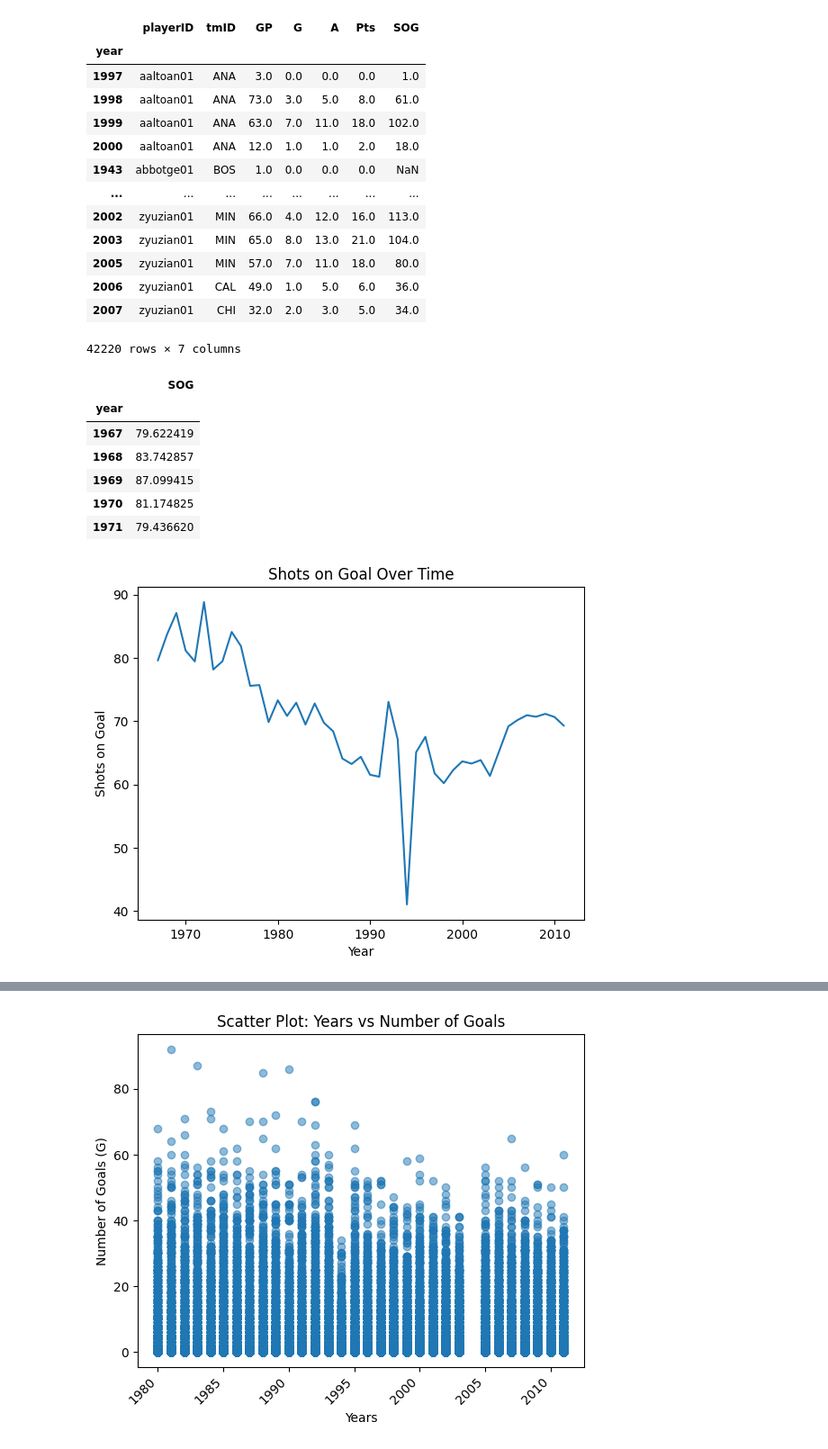
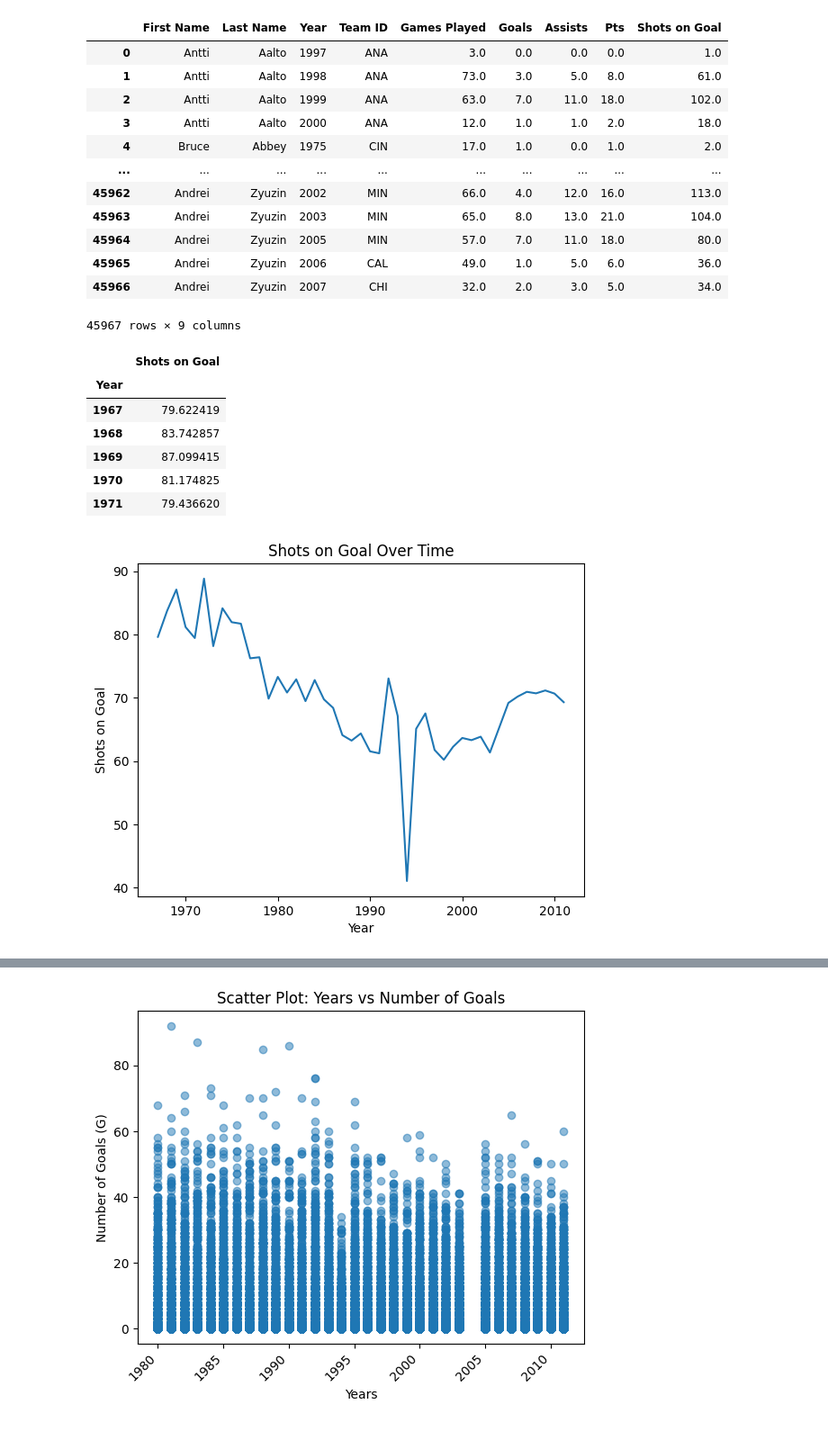
Before and after one commit to samwallach7/Project1-DELTS, a Jupyter notebook: project_1.ipynb, the cells around one changed output, grey strips where cells are left out. Shown: that part at 90% size. Cells and saved outputs as stored; diff of their text form; code cells hidden in the pictures.

```diff
--- a/project_1.ipynb
+++ b/project_1.ipynb
@@ -7,8 +7,11 @@ import numpy as np
 from pathlib import Path
 # %%
 # read the csv file into a data frame
-data_path = Path('Project1-DELTS', 'hockey_starting_data', 'Scoring.csv')
+data_path = Path('hockey_starting_data', 'Scoring.csv')
+name_path = Path('hockey_starting_data', 'Master.csv')
+name_data = pd.read_csv(name_path)
 data = pd.read_csv(data_path)
+merged_data = pd.merge(name_data, data, on='playerID')
 data = data[data['lgID']=='NHL']
-data
+merged_data
 # %% [output]
@@ -28,34 +31,32 @@ data
 # %%
 #Filter the Data frame to the columns we need
-clean_data = data[['playerID','year', 'tmID', 'GP','G', 'A', 'Pts','SOG']]
-clean_data = clean_data.set_index('year')
+clean_data = merged_data[['firstName','lastName','year', 'tmID', 'GP','G', 'A', 'Pts','SOG']]
+clean_data = clean_data.rename(columns={'firstName': 'First Name', 'lastName': 'Last Name', 'tmID': 'Team ID', 'GP':'Games Played', 'G':'Goals', 'A':'Assists','SOG':'Shots on Goal','year':'Year'})
+
 clean_data
 # %% [output]
-|  | playerID | tmID | GP | G | A | Pts | SOG |
-| year |  |  |  |  |  |  |  |
-| 1997 | aaltoan01 | ANA | 3.0 | 0.0 | 0.0 | 0.0 | 1.0 |
-| 1998 | aaltoan01 | ANA | 73.0 | 3.0 | 5.0 | 8.0 | 61.0 |
-| 1999 | aaltoan01 | ANA | 63.0 | 7.0 | 11.0 | 18.0 | 102.0 |
-| 2000 | aaltoan01 | ANA | 12.0 | 1.0 | 1.0 | 2.0 | 18.0 |
-| 1943 | abbotge01 | BOS | 1.0 | 0.0 | 0.0 | 0.0 | NaN |
-| ... | ... | ... | ... | ... | ... | ... | ... |
-| 2002 | zyuzian01 | MIN | 66.0 | 4.0 | 12.0 | 16.0 | 113.0 |
-| 2003 | zyuzian01 | MIN | 65.0 | 8.0 | 13.0 | 21.0 | 104.0 |
-| 2005 | zyuzian01 | MIN | 57.0 | 7.0 | 11.0 | 18.0 | 80.0 |
-| 2006 | zyuzian01 | CAL | 49.0 | 1.0 | 5.0 | 6.0 | 36.0 |
-| 2007 | zyuzian01 | CHI | 32.0 | 2.0 | 3.0 | 5.0 | 34.0 |
+|  | First Name | Last Name | Year | Team ID | Games Played | Goals | Assists | Pts | Shots on Goal |
+| 0 | Antti | Aalto | 1997 | ANA | 3.0 | 0.0 | 0.0 | 0.0 | 1.0 |
+| 1 | Antti | Aalto | 1998 | ANA | 73.0 | 3.0 | 5.0 | 8.0 | 61.0 |
+| 2 | Antti | Aalto | 1999 | ANA | 63.0 | 7.0 | 11.0 | 18.0 | 102.0 |
+| 3 | Antti | Aalto | 2000 | ANA | 12.0 | 1.0 | 1.0 | 2.0 | 18.0 |
+| 4 | Bruce | Abbey | 1975 | CIN | 17.0 | 1.0 | 0.0 | 1.0 | 2.0 |
+| ... | ... | ... | ... | ... | ... | ... | ... | ... | ... |
+| 45962 | Andrei | Zyuzin | 2002 | MIN | 66.0 | 4.0 | 12.0 | 16.0 | 113.0 |
+| 45963 | Andrei | Zyuzin | 2003 | MIN | 65.0 | 8.0 | 13.0 | 21.0 | 104.0 |
+| 45964 | Andrei | Zyuzin | 2005 | MIN | 57.0 | 7.0 | 11.0 | 18.0 | 80.0 |
+| 45965 | Andrei | Zyuzin | 2006 | CAL | 49.0 | 1.0 | 5.0 | 6.0 | 36.0 |
+| 45966 | Andrei | Zyuzin | 2007 | CHI | 32.0 | 2.0 | 3.0 | 5.0 | 34.0 |
-42220 rows × 7 columns
+45967 rows × 9 columns
 # %%
 #Get the number of shots on goal per team
-per_team_data = clean_data.groupby('year')['SOG'].mean().dropna()
+per_team_data = clean_data.groupby('Year')['Shots on Goal'].mean().dropna()
 per_team_df = pd.DataFrame(per_team_data)
 
-# per_team_df=per_team_df[(per_team_df['year'] >= 1980) & (per_team_df['year']<=2010)]
-# per_team_df = per_team_df.loc[(per_team_df!=0).any(axis=1)]
 per_team_df.head()
 # %% [output]
-|  | SOG |
-| year |  |
+|  | Shots on Goal |
+| Year |  |
 | 1967 | 79.622419 |
 | 1968 | 83.742857 |
 | 1969 | 87.099415 |
@@ -63,13 +64,13 @@ per_team_df.head()
 | 1971 | 79.436620 |
 # %%
 #plot the number of shots on goal over the span of the NHL
-plt.plot(per_team_df.index, per_team_df['SOG'], linestyle='-')
+plt.plot(per_team_df.index, per_team_df['Shots on Goal'], linestyle='-')
 plt.xlabel('Year')
 plt.ylabel('Shots on Goal')
 plt.title('Shots on Goal Over Time')
 plt.show()
 # %% [output]
-[figure, old version]
+[figure, new version]
 # %%
 #filter years from 1980 through 2011
 filtered_years =clean_data[(clean_data.index >= 1980)]
```
Also changed, not shown: parts of 9 cells of this notebook.
